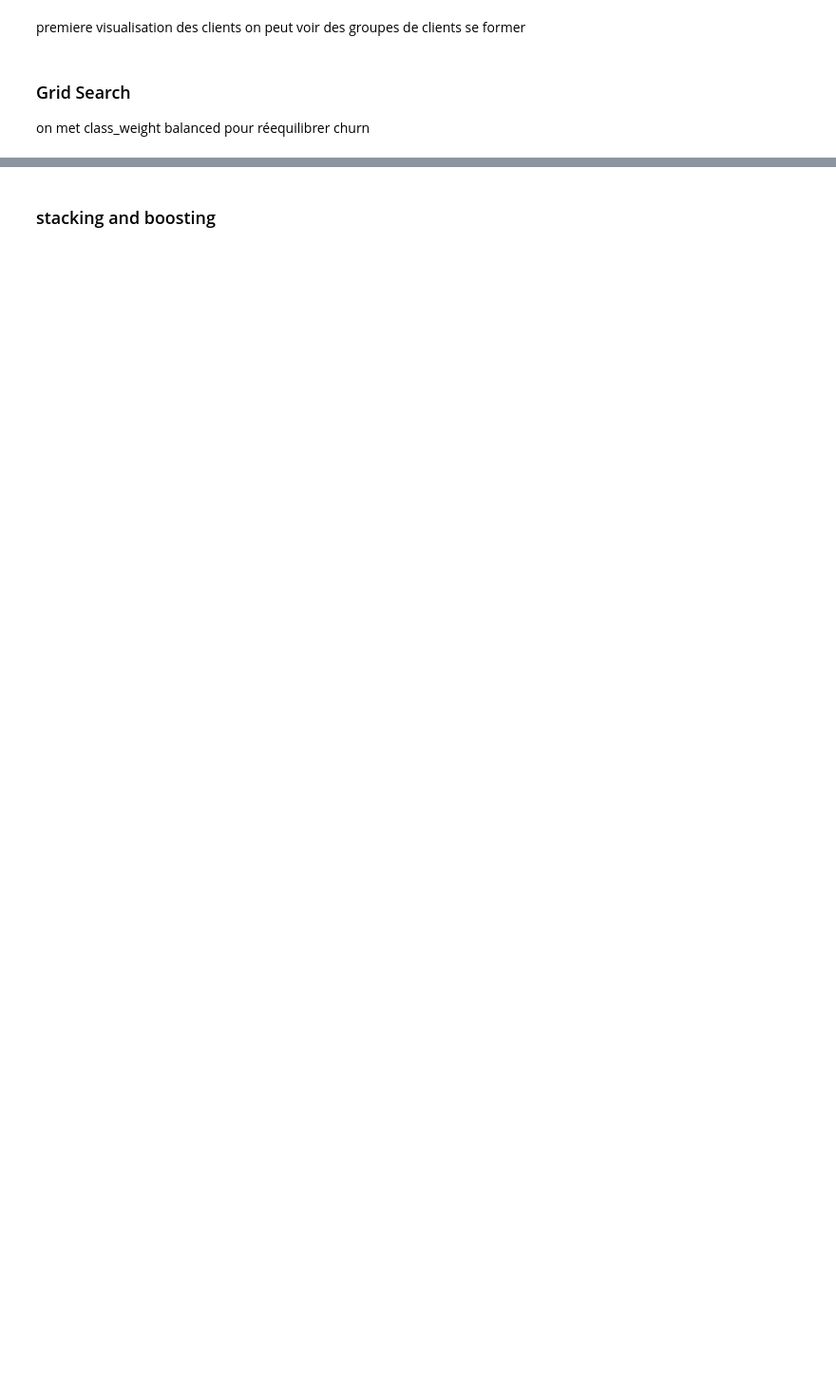
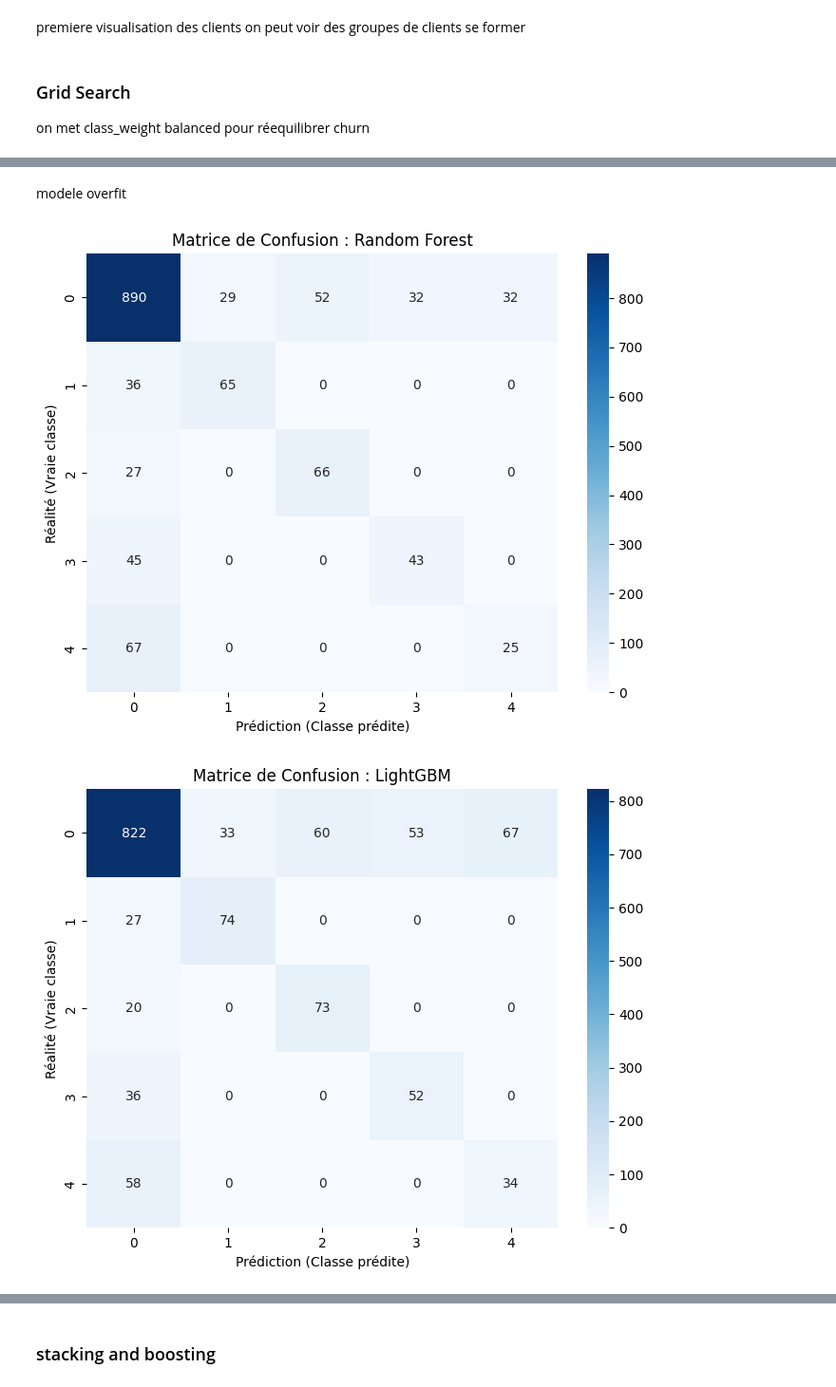
Before and after one commit to Bapt1st3/Telco_Customer_Prediction, a Jupyter notebook: classification.ipynb, the cells around one changed output, grey strips where cells are left out. Shown at 95% size. Cells and saved outputs as stored; diff of their text form; code cells hidden in the pictures; blank space fills up the shorter version.

```diff
--- a/classification.ipynb
+++ b/classification.ipynb
@@ -118,0 +361,49 @@ on met class_weight balanced pour réequilibrer churn
+# %% [markdown]
+modele overfit
+# %%
+def evaluer_tous_les_modeles_multiclasse(dict_modeles, X_test, y_test):
+    resultats = []
+
+    for nom, modele in dict_modeles.items():
+        y_pred = modele.predict(X_test)
+
+        # Calcul des métriques globales
+        # 'weighted' tient compte du nombre d'exemples dans chaque classe
+        acc = accuracy_score(y_test, y_pred)
+        f1_w = f1_score(y_test, y_pred, average='weighted')
+
+        resultats.append({
+            "Modèle": nom,
+            "Accuracy": acc,
+            "F1-Weighted": f1_w
+        })
+
+        # Affichage d'une Matrice de Confusion pour les modèles clés
+        if nom in ["Stacking", "LightGBM", "Random Forest"]:
+            plt.figure(figsize=(8, 6))
+            cm = confusion_matrix(y_test, y_pred)
+            sns.heatmap(cm, annot=True, fmt='d', cmap='Blues',
+                        xticklabels=modele.classes_, yticklabels=modele.classes_)
+            plt.title(f"Matrice de Confusion : {nom}")
+            plt.ylabel('Réalité (Vraie classe)')
+            plt.xlabel('Prédiction (Classe prédite)')
+            plt.show()
+
+    # Création du tableau récapitulatif
+    df_perf = pd.DataFrame(resultats).sort_values(by="F1-Weighted", ascending=False)
+
+    # Graphique de comparaison des F1-Scores
+    plt.figure(figsize=(10, 6))
+    sns.barplot(x='F1-Weighted', y='Modèle', data=df_perf, palette='magma')
+    plt.title("Comparaison des modèles (F1-Score Pondéré)")
+    plt.xlim(0, 1)
+    plt.show()
+
+    return df_perf
+
+# Utilisation
+df_perf = evaluer_tous_les_modeles_multiclasse(best_estimators, X_test, y_test)
+print(df_perf)
+# %% [output]
+[figure, added]
+[figure, added]
```
Also changed, not shown: parts of 16 cells of this notebook.
